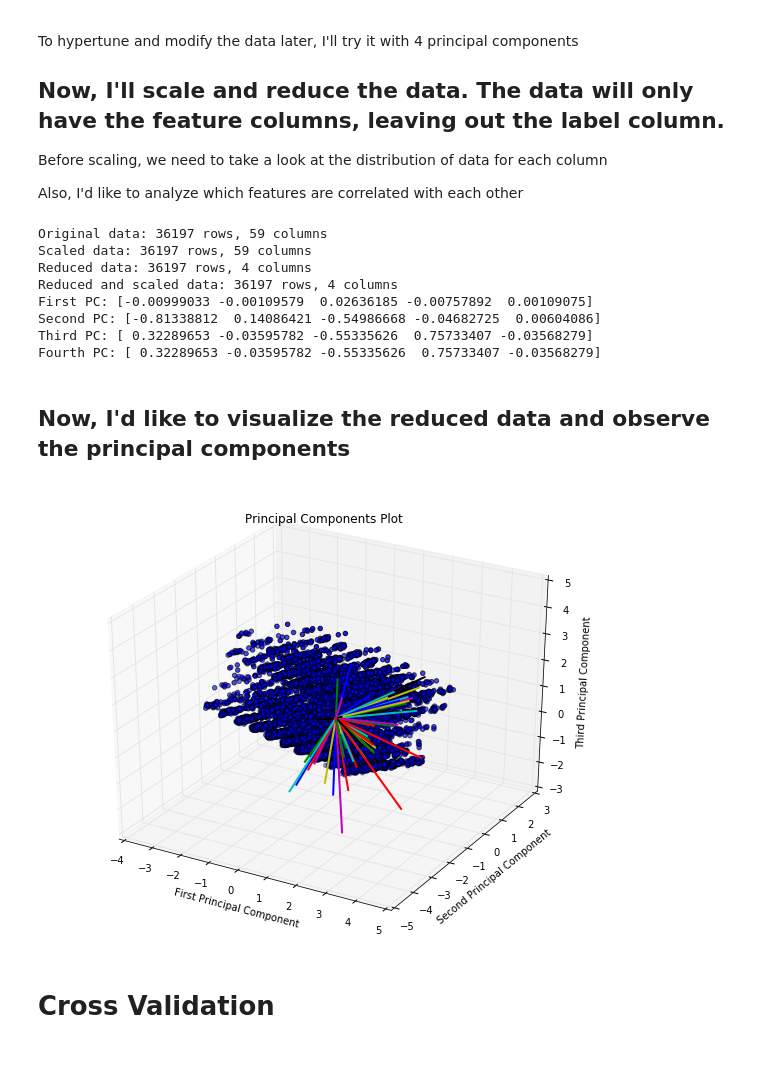
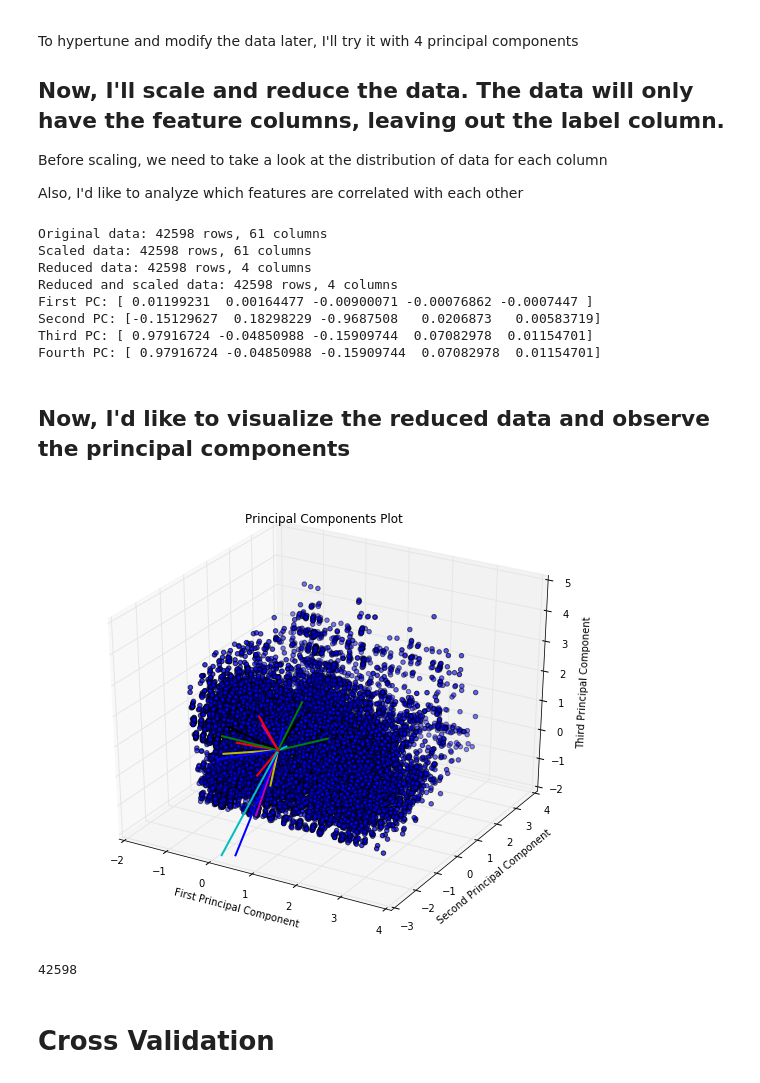
Before and after one commit to jonmhong/Stack_Overflow_Data, a Jupyter notebook: stack_overflow.ipynb, the cells around one changed output. Saved outputs shown, nothing was run; the diff lists cells and outputs as text; code cells hidden in the pictures.

Commit message:
Feat
Feat: Filled NaN values, using KNN algorithm

```diff
--- a/stack_overflow.ipynb
+++ b/stack_overflow.ipynb
@@ -437,12 +325,3 @@ The label column has three entries: [“I am not interested in new job opportuni
 The feature columns are more complicated, since each are formatted differently. The features need to be categorized into different groups, based on how they need to be vectorized. Then we need to call a function on each of those groups to get the DataFrame's final desired format.
 
 One challenge I'm thinking of is that the vectorized columns are unable to be inverse-transformed, meaning once ['red', 'white', 'blue'] is turned into [0, 1, 2], will we need to label the vectors ['red', 'white', 'blue'] for identifying the entries in the column.
-# %%
-# vectorize label column
-mapper = {"I am not interested in new job opportunities": 0,
-          "I'm not actively looking, but I am open to new opportunities": 1,
-          "I am actively looking for a new job": 1}
-
-label = pd.DataFrame(work_xp_df[label_col].map(mapper))
-
-print label
@@ -524,3 +389,6 @@ We'll create two functions for these two groups
 # %%
 # this is a list of all the columns that need to be broken down further
 large_columns = ["developer_challenges", "new_job_value", "education"]
+# %%
+# convert NaN values to -1
+work_xp_df = work_xp_df.fillna(value=-1)
@@ -635,0 +470,2 @@ work_xp_df['education'].str.get_dummies(sep='; ')
+# %%
+fillna_df = pd.concat([fillna_features, label], axis=1)
@@ -749,13 +872,13 @@ Also, I'd like to analyze which features are correlated with each other
 # %%
 from sklearn.preprocessing import StandardScaler
 
-first_pc = feature_components_evr(cleaned_features)[0][0]
-second_pc = feature_components_evr(cleaned_features)[0][1]
-third_pc = feature_components_evr(cleaned_features)[0][2]
-fourth_pc = feature_components_evr(cleaned_features)[0][2]
+first_pc = feature_components_evr(imputed_features)[0][0]
+second_pc = feature_components_evr(imputed_features)[0][1]
+third_pc = feature_components_evr(imputed_features)[0][2]
+fourth_pc = feature_components_evr(imputed_features)[0][2]
 
-cleaned_features = cleaned_features[cleaned_features.columns[:-2]]
-original_data = cleaned_features
+cleaned_features = cleaned_df[cleaned_df.columns[:-1]]
+
 # scale to a distribution with mean = 0 and sd = 1
 # bad with data that isn't normally distributed, can be a problem with categorized data that turned into vectors
 # might have to change the scaling method later
@@ -765,7 +888,7 @@ reduced_data = PCA(n_components=4).fit_transform(cleaned_features)
 # reduced and scaled
 reduced_scaled_data = StandardScaler().fit_transform(reduced_data)
 
-print "Original data: {} rows, {} columns".format(*original_data.shape)
+print "Original data: {} rows, {} columns".format(*cleaned_features.shape)
 print "Scaled data: {} rows, {} columns".format(*scaled_data.shape)
 print "Reduced data: {} rows, {} columns".format(*reduced_data.shape)
 print "Reduced and scaled data: {} rows, {} columns".format(*reduced_scaled_data.shape)
@@ -774,14 +897,14 @@ print "Second PC: {}".format(second_pc[:5])
 print "Third PC: {}".format(third_pc[:5])
 print "Fourth PC: {}".format(fourth_pc[:5])
 # %% [output]
-Original data: 36197 rows, 59 columns
-Scaled data: 36197 rows, 59 columns
-Reduced data: 36197 rows, 4 columns
-Reduced and scaled data: 36197 rows, 4 columns
-First PC: [-0.00999033 -0.00109579  0.02636185 -0.00757892  0.00109075]
-Second PC: [-0.81338812  0.14086421 -0.54986668 -0.04682725  0.00604086]
-Third PC: [ 0.32289653 -0.03595782 -0.55335626  0.75733407 -0.03568279]
-Fourth PC: [ 0.32289653 -0.03595782 -0.55335626  0.75733407 -0.03568279]
+Original data: 42598 rows, 61 columns
+Scaled data: 42598 rows, 61 columns
+Reduced data: 42598 rows, 4 columns
+Reduced and scaled data: 42598 rows, 4 columns
+First PC: [ 0.01199231  0.00164477 -0.00900071 -0.00076862 -0.0007447 ]
+Second PC: [-0.15129627  0.18298229 -0.9687508   0.0206873   0.00583719]
+Third PC: [ 0.97916724 -0.04850988 -0.15909744  0.07082978  0.01154701]
+Fourth PC: [ 0.97916724 -0.04850988 -0.15909744  0.07082978  0.01154701]
 # %% [markdown]
 ## Now, I'd like to visualize the reduced data and observe the principal components
 # %%
@@ -797,36 +920,40 @@ third_scaled_pc = [z*10 for z in scaled_pca.components_[2]]
 
 scaled_pcs = [first_scaled_pc, second_scaled_pc, third_scaled_pc]
 
 # plot in 3d
 def plot_pc_data(features, scaled_pcs):
     x = features[:, 0]
     y = features[:, 1]
     z = features[:, 2]
 
     fig = pl.figure(figsize=(10, 8))
     ax = fig.add_subplot(111, projection='3d')
     ax.set_title("Principal Components Plot")
 
     # plotting data points
     ax.scatter(x, y, z, 'k.')
     # plotting pc vectors
-    for i, j in enumerate(original_data.columns):
+    for i, j in enumerate(original.columns):
         ax.plot(xs=[0, scaled_pcs[0][i]], ys=[0, scaled_pcs[1][i]], zs=[0, scaled_pcs[2][i] ], lw=2, label=j)
-#         ax.annotate(range(0, len(original_data.columns)),
+#         ax.annotate(range(0, len(original.columns)),
 #                     (scaled_pcs[0][i], scaled_pcs[1][i], scaled_pcs[2][i]),
 #                     label=j, markersize=2)
 
     ax.set_xlabel("First Principal Component")
     ax.set_ylabel("Second Principal Component")
     ax.set_zlabel("Third Principal Component")
 
     ax.auto_scale_xyz(x, y, z)
     pl.show()
 
 # use data reduced down to three dimensions
 plot_pc_data(reduced_scaled_data, scaled_pcs)
 # %% [output]
-[figure, old version]
+[figure, new version]
+# %%
+max(*cleaned_df.shape)
+# %% [output]
+42598
 # %% [markdown]
 # Cross Validation
 # %%
```
Also changed, not shown: parts of 40 cells of this notebook.
